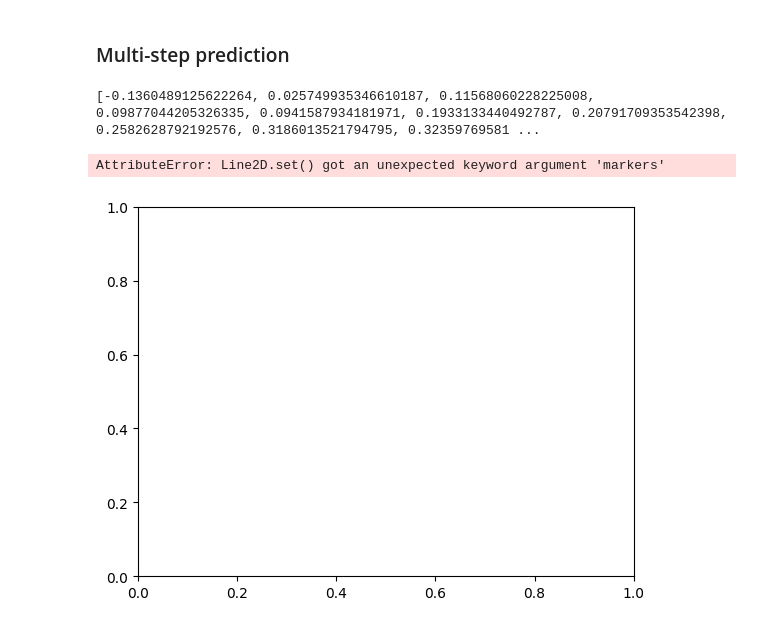
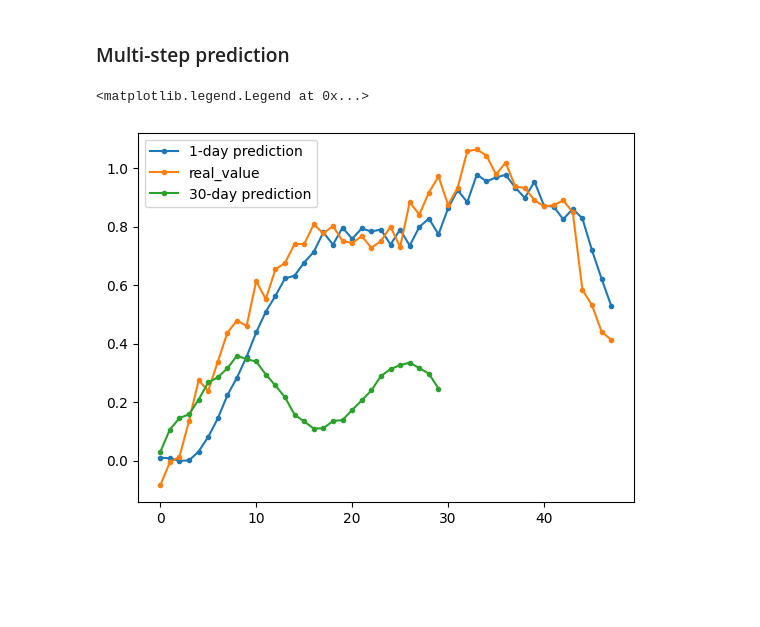
Before and after one commit to holajoa/fin-proj, a Jupyter notebook: lstm2.ipynb, the cells around one changed output. Cells and saved outputs as stored; diff of their text form; code cells hidden in the pictures; blank space fills up the shorter version.

Commit message:
change model saving form, add plot performance on original scale

```diff
--- a/lstm2.ipynb
+++ b/lstm2.ipynb
@@ -41,7 +41,7 @@ val_start_date = "07/01/2023"
 val_end_date = "09/30/2023"
 
 test_start_date = "09/30/2023"
-test_end_date = "01/06/2024"
+test_end_date = "01/11/2024"
 
 # Training
 hidden_dim = 64
@@ -357,6 +352,4 @@ test_transformed
 # %%
-test_transformed = test_transformed.dropna()
-
 X_test, y_test = get_X_y(test_transformed)
 test_dataset = TensorDataset(torch.tensor(X_test.values, dtype=torch.float32).unsqueeze(2), torch.tensor(y_test, dtype=torch.float32).flatten())
 test_loader = DataLoader(test_dataset, batch_size=batch_size*4, shuffle=False)
@@ -369,12 +362,7 @@ with torch.no_grad():
         y_test_pred = model(X_batch_t).squeeze()
         y_pred_list.append(y_test_pred)
         test_loss = loss_fn(y_test_pred, y_batch_t)
-        test_acc = ((y_test_pred > 0.5) == y_batch_t).sum() / len(y_batch_t)
         test_losses.append(test_loss.item())
-        test_accs.append(test_acc.item())
-
-print(y_pred_list)
 test_loss = np.mean(test_losses)
 print(f"Test loss: {test_loss:.4f}")
-print(f"Test accuracy: {np.mean(test_accs):.4f}")
 # %% [output]
@@ -412,7 +404,6 @@ steps = 30
 x_1_test = X_test.iloc[0,:]
 x_1_test = x_1_test.values.tolist()
 
-print(x_1_test)
 long_term_pred = []
 for step in range(0, steps):
     x = torch.tensor(x_1_test, dtype=torch.float32).unsqueeze(1).unsqueeze(0)
@@ -420,22 +411,11 @@ for step in range(0, steps):
     long_term_pred.append(y_test_pred)
     x_1_test.append(y_test_pred)
     x_1_test.pop(0)
-
-
-# with torch.no_grad():
-#         y_test_pred = model(X_batch_t).squeeze()
-#         y_pred_list.append(y_test_pred)
-#         test_loss = loss_fn(y_test_pred, y_batch_t)
-#         test_acc = ((y_test_pred > 0.5) == y_batch_t).sum() / len(y_batch_t)
-#         test_losses.append(test_loss.item())
-#         test_accs.append(test_acc.item())
-# %% [output]
-[-0.1360489125622264, 0.025749935346610187, 0.11568060228225008, 0.09877044205326335, 0.0941587934181971, 0.1933133440492787, 0.20791709353542398, 0.2582628792192576, 0.3186013521794795, 0.32359769581 ...
 # %%
-plt.plot(y_pred_list[0].numpy(), label="1-day prediction", markers=".")
-plt.plot(test_transformed[["close"]].to_numpy(), label="real_value",markers=".")
-plt.plot(long_term_pred, label="30-day prediction",markers=".")
+plt.plot(y_pred_list[0].numpy(), label="1-day prediction", marker=".")
+plt.plot(test_transformed[["close"]].to_numpy(), label="real_value",marker=".")
+plt.plot(long_term_pred, label="30-day prediction",marker=".")
 plt.legend()
 # %% [output]
-AttributeError: Line2D.set() got an unexpected keyword argument 'markers'
+<matplotlib.legend.Legend at 0x...>
-[figure, old version]
+[figure, new version]
```
Also changed, not shown: parts of 16 cells of this notebook.
